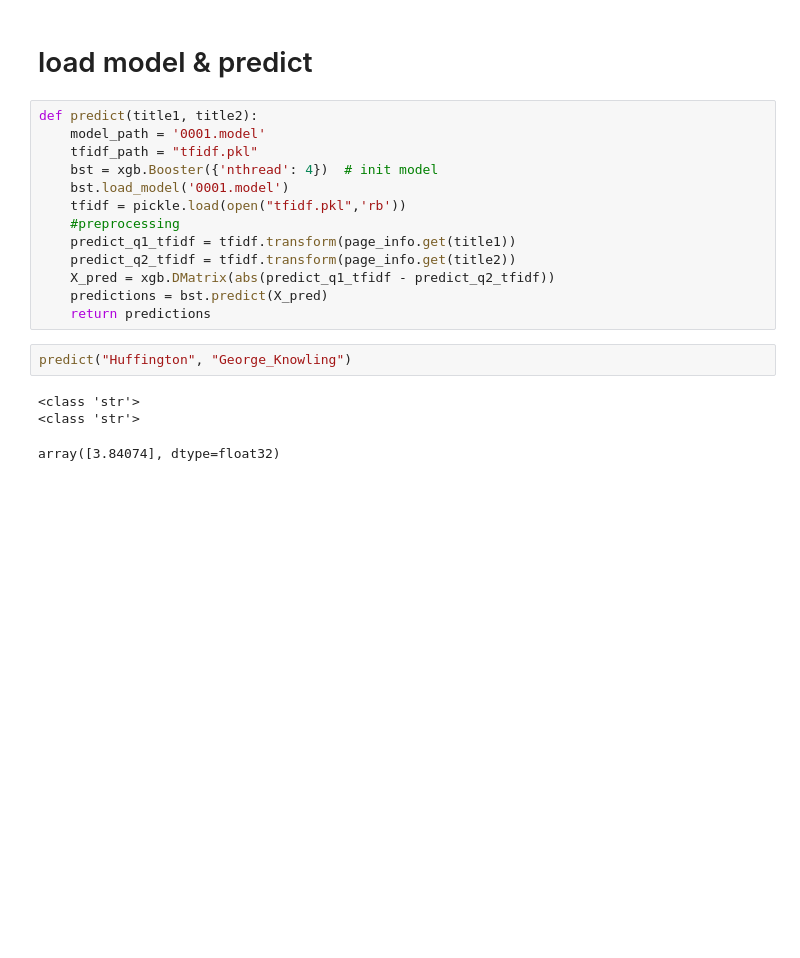
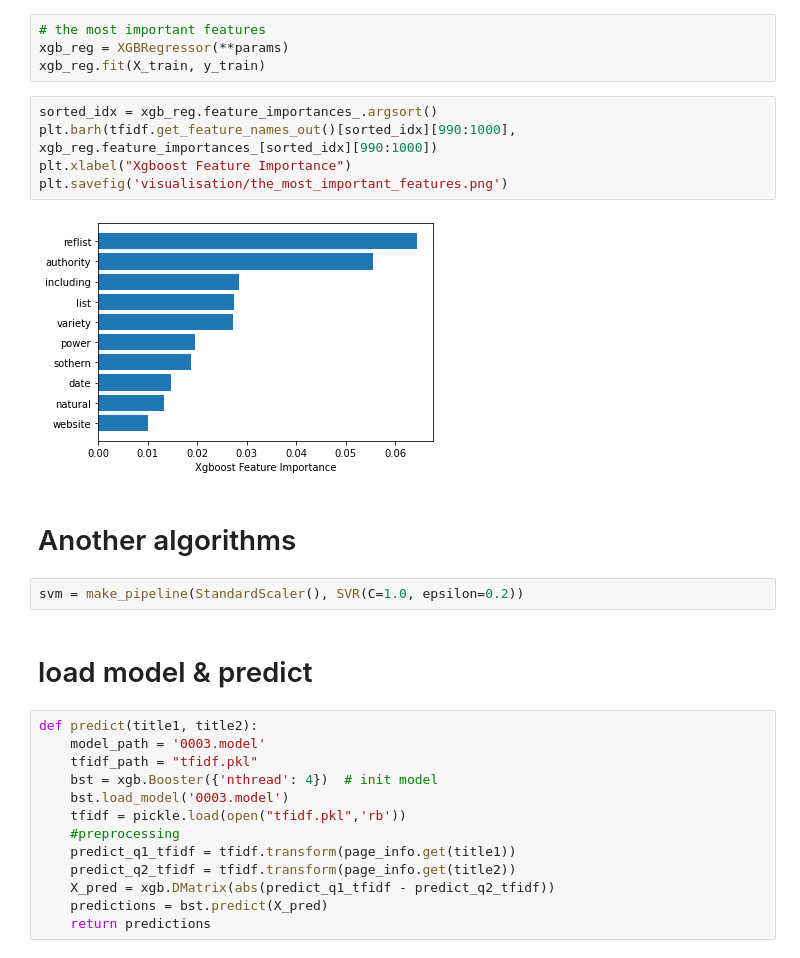
Before and after one commit to ZamDimon/ML-Wikipedia-Runner, a Jupyter notebook: internal/model/tf_iddf.ipynb, the cells around one changed output. Drawn from its saved outputs; the diff is of its cells as text; blank space fills up the shorter version.

```diff
--- a/internal/model/tf_iddf.ipynb
+++ b/internal/model/tf_iddf.ipynb
@@ -259,11 +274,26 @@ print((test_q1_tfidf == 0).sum())
+# %%
+# the most important features
+xgb_reg = XGBRegressor(**params)
+xgb_reg.fit(X_train, y_train)
+# %%
+sorted_idx = xgb_reg.feature_importances_.argsort()
+plt.barh(tfidf.get_feature_names_out()[sorted_idx][990:1000], xgb_reg.feature_importances_[sorted_idx][990:1000])
+plt.xlabel("Xgboost Feature Importance")
+plt.savefig('visualisation/the_most_important_features.png')
+# %% [output]
+[figure, added]
+# %% [markdown]
+# Another algorithms
+# %%
+svm = make_pipeline(StandardScaler(), SVR(C=1.0, epsilon=0.2))
 # %% [markdown]
 # load model & predict
 # %%
 def predict(title1, title2):
-    model_path = '0001.model'
+    model_path = '0003.model'
     tfidf_path = "tfidf.pkl"
     bst = xgb.Booster({'nthread': 4})  # init model
-    bst.load_model('0001.model')
+    bst.load_model('0003.model')
     tfidf = pickle.load(open("tfidf.pkl",'rb'))
     #preprocessing
     predict_q1_tfidf = tfidf.transform(page_info.get(title1))
@@ -271,9 +301,3 @@ def predict(title1, title2):
     X_pred = xgb.DMatrix(abs(predict_q1_tfidf - predict_q2_tfidf))
     predictions = bst.predict(X_pred)
     return predictions
-# %%
-predict("Huffington", "George_Knowling")
-# %% [output]
-<class 'str'>
-<class 'str'>
-array([3.84074], dtype=float32)
```
Also changed, not shown: parts of 59 cells of this notebook, 10 other files.
